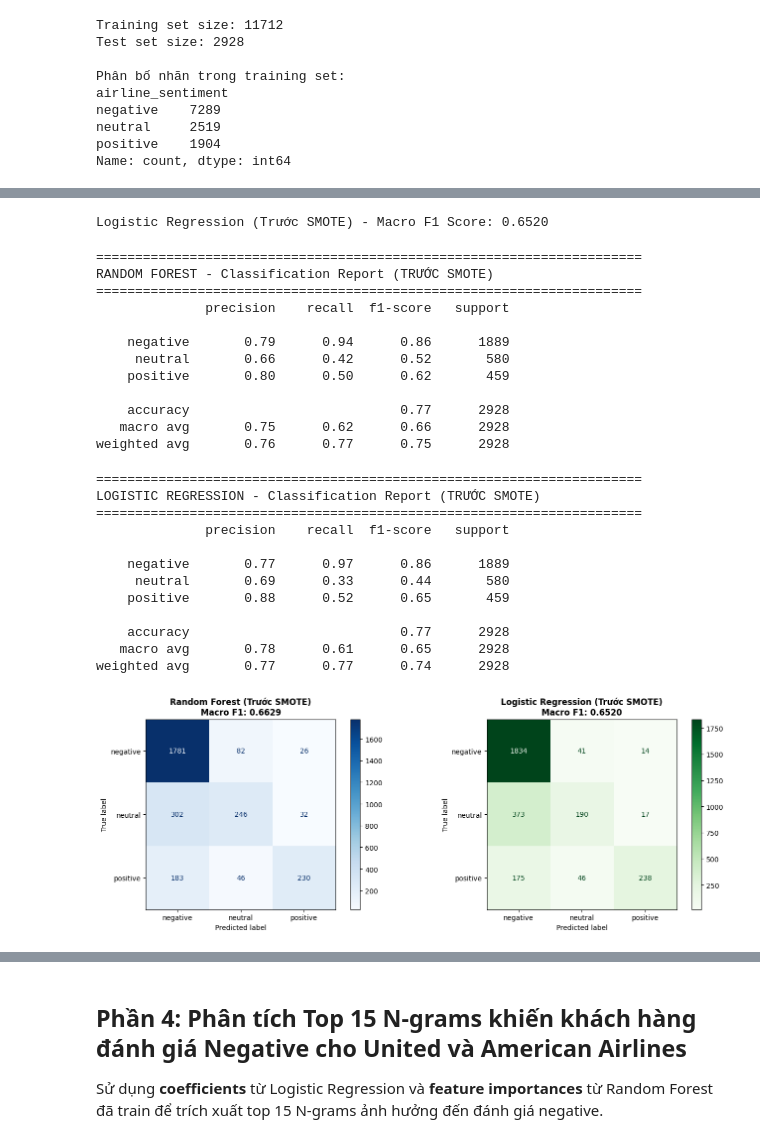
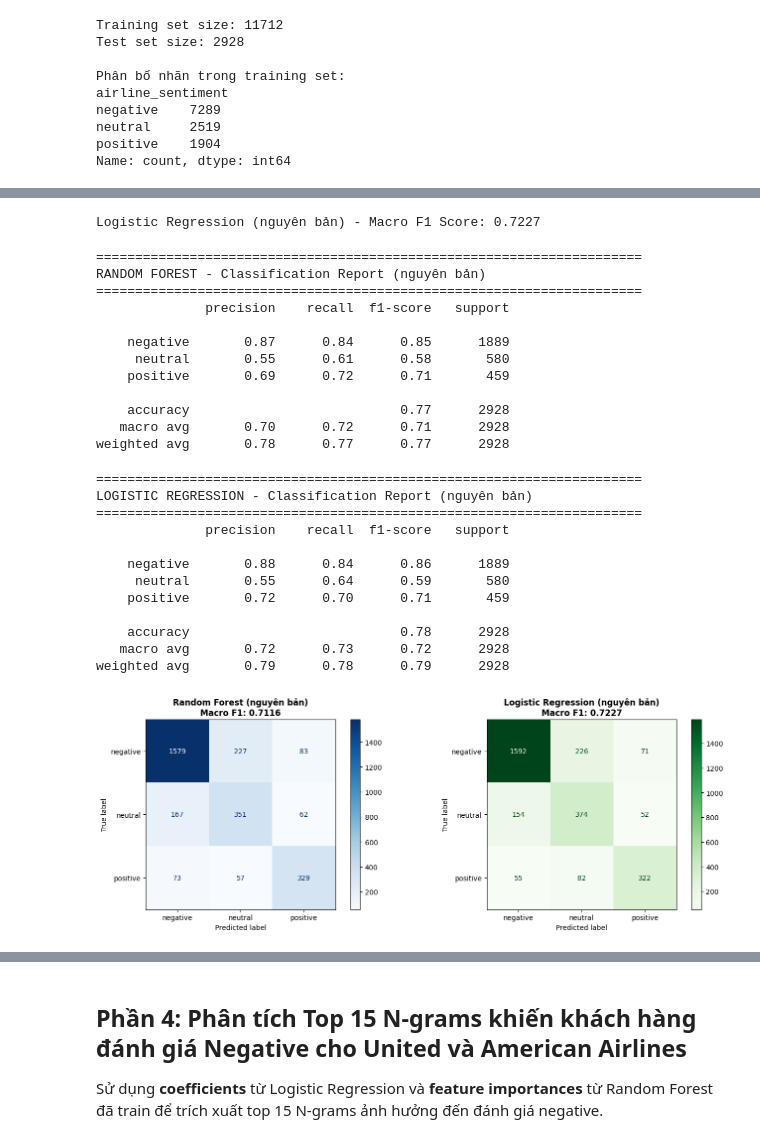
Before and after one commit to beanstalklab/Airline-Sentiment, a Jupyter notebook: notebook_new_v1.ipynb, the cells around one changed output, grey strips where cells are left out. Saved outputs shown, nothing was run; the diff lists cells and outputs as text; code cells hidden in the pictures.

```diff
--- a/notebook_new_v1.ipynb
+++ b/notebook_new_v1.ipynb
@@ -940,11 +1014,20 @@ Name: count, dtype: int64
 # %%
-# Train Random Forest (TRƯỚC SMOTE)
-rf_original = RandomForestClassifier(random_state=42)
+# Train Random Forest
+rf_original = RandomForestClassifier(
+    n_estimators=300,
+    max_depth=None,
+    min_samples_split=5,
+    min_samples_leaf=2,
+    max_features="sqrt",
+    class_weight="balanced",
+    random_state=42,
+    n_jobs=-1
+)
 rf_original.fit(X_train_original, y_train_original)
 
 # Predict và tính F1 score
 y_pred_rf_original = rf_original.predict(X_test_original)
 f1_rf_original = f1_score(y_pred_rf_original, y_test_original, average='macro')
 
-print(f"Random Forest (Trước SMOTE) - Macro F1 Score: {f1_rf_original:.4f}")
+print(f"Random Forest (nguyên bản) - Macro F1 Score: {f1_rf_original:.4f}")
 # %% [output]
@@ -952,72 +1044,79 @@ Random Forest (Trước SMOTE) - Macro F1 Score: 0.6629
 # %%
-# Train Logistic Regression (TRƯỚC SMOTE)
-lr_original = LogisticRegression(max_iter=1000, random_state=42)
+# Train Logistic Regression (nguyên bản)
+lr_original = LogisticRegression(
+    C=1.0,
+    penalty="l2",
+    solver="lbfgs",
+    class_weight="balanced",
+    max_iter=2000,
+    random_state=42
+)
 lr_original.fit(X_train_original, y_train_original)
 
 # Predict và tính F1 score
 y_pred_lr_original = lr_original.predict(X_test_original)
 f1_lr_original = f1_score(y_pred_lr_original, y_test_original, average='macro')
 
-print(f"Logistic Regression (Trước SMOTE) - Macro F1 Score: {f1_lr_original:.4f}")
+print(f"Logistic Regression (nguyên bản) - Macro F1 Score: {f1_lr_original:.4f}")
 # %% [output]
-Logistic Regression (Trước SMOTE) - Macro F1 Score: 0.6520
+Logistic Regression (nguyên bản) - Macro F1 Score: 0.7227
 # %%
-# Classification Report cho Random Forest (TRƯỚC SMOTE)
+# Classification Report cho Random Forest (nguyên bản)
 print("="*70)
-print("RANDOM FOREST - Classification Report (TRƯỚC SMOTE)")
+print("RANDOM FOREST - Classification Report (nguyên bản)")
 print("="*70)
 print(classification_report(y_test_original, y_pred_rf_original,
                            target_names=sentiment_order))
 # %% [output]
 ======================================================================
-RANDOM FOREST - Classification Report (TRƯỚC SMOTE)
+RANDOM FOREST - Classification Report (nguyên bản)
 ======================================================================
               precision    recall  f1-score   support
 
-    negative       0.79      0.94      0.86      1889
-     neutral       0.66      0.42      0.52       580
-    positive       0.80      0.50      0.62       459
+    negative       0.87      0.84      0.85      1889
+     neutral       0.55      0.61      0.58       580
+    positive       0.69      0.72      0.71       459
 
     accuracy                           0.77      2928
-   macro avg       0.75      0.62      0.66      2928
-weighted avg       0.76      0.77      0.75      2928
+   macro avg       0.70      0.72      0.71      2928
+weighted avg       0.78      0.77      0.77      2928
 # %%
-# Classification Report cho Logistic Regression (TRƯỚC SMOTE)
+# Classification Report cho Logistic Regression (nguyên bản)
 print("="*70)
-print("LOGISTIC REGRESSION - Classification Report (TRƯỚC SMOTE)")
+print("LOGISTIC REGRESSION - Classification Report (nguyên bản)")
 print("="*70)
 print(classification_report(y_test_original, y_pred_lr_original,
                            target_names=sentiment_order))
 # %% [output]
 ======================================================================
-LOGISTIC REGRESSION - Classification Report (TRƯỚC SMOTE)
+LOGISTIC REGRESSION - Classification Report (nguyên bản)
 ======================================================================
               precision    recall  f1-score   support
 
-    negative       0.77      0.97      0.86      1889
-     neutral       0.69      0.33      0.44       580
-    positive       0.88      0.52      0.65       459
+    negative       0.88      0.84      0.86      1889
+     neutral       0.55      0.64      0.59       580
+    positive       0.72      0.70      0.71       459
 
-    accuracy                           0.77      2928
-   macro avg       0.78      0.61      0.65      2928
-weighted avg       0.77      0.77      0.74      2928
+    accuracy                           0.78      2928
+   macro avg       0.72      0.73      0.72      2928
+weighted avg       0.79      0.78      0.79      2928
 # %%
-# Confusion Matrices (TRƯỚC SMOTE)
+# Confusion Matrices (nguyên bản)
 fig, axes = plt.subplots(1, 2, figsize=(14, 5))
 
 # Random Forest
 cm_rf_orig = confusion_matrix(y_test_original, y_pred_rf_original, labels=sentiment_order)
 disp_rf_orig = ConfusionMatrixDisplay(confusion_matrix=cm_rf_orig, display_labels=sentiment_order)
 disp_rf_orig.plot(cmap=plt.cm.Blues, ax=axes[0])
-axes[0].set_title(f"Random Forest (Trước SMOTE)\nMacro F1: {f1_rf_original:.4f}", fontweight='bold')
+axes[0].set_title(f"Random Forest (nguyên bản)\nMacro F1: {f1_rf_original:.4f}", fontweight='bold')
 
 # Logistic Regression
 cm_lr_orig = confusion_matrix(y_test_original, y_pred_lr_original, labels=sentiment_order)
 disp_lr_orig = ConfusionMatrixDisplay(confusion_matrix=cm_lr_orig, display_labels=sentiment_order)
 disp_lr_orig.plot(cmap=plt.cm.Greens, ax=axes[1])
-axes[1].set_title(f"Logistic Regression (Trước SMOTE)\nMacro F1: {f1_lr_original:.4f}", fontweight='bold')
+axes[1].set_title(f"Logistic Regression (nguyên bản)\nMacro F1: {f1_lr_original:.4f}", fontweight='bold')
 
 plt.tight_layout()
 plt.show()
 # %% [output]
-[figure, old version]
+[figure, new version]
```
Also changed, not shown: parts of 69 cells of this notebook, 1 other file.
